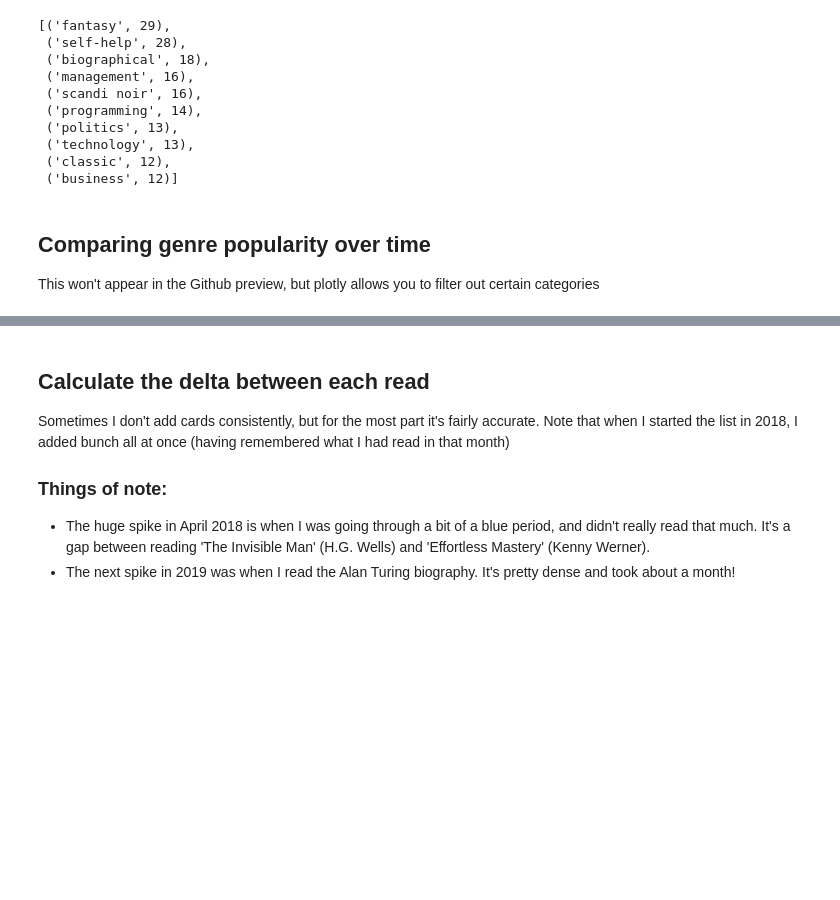
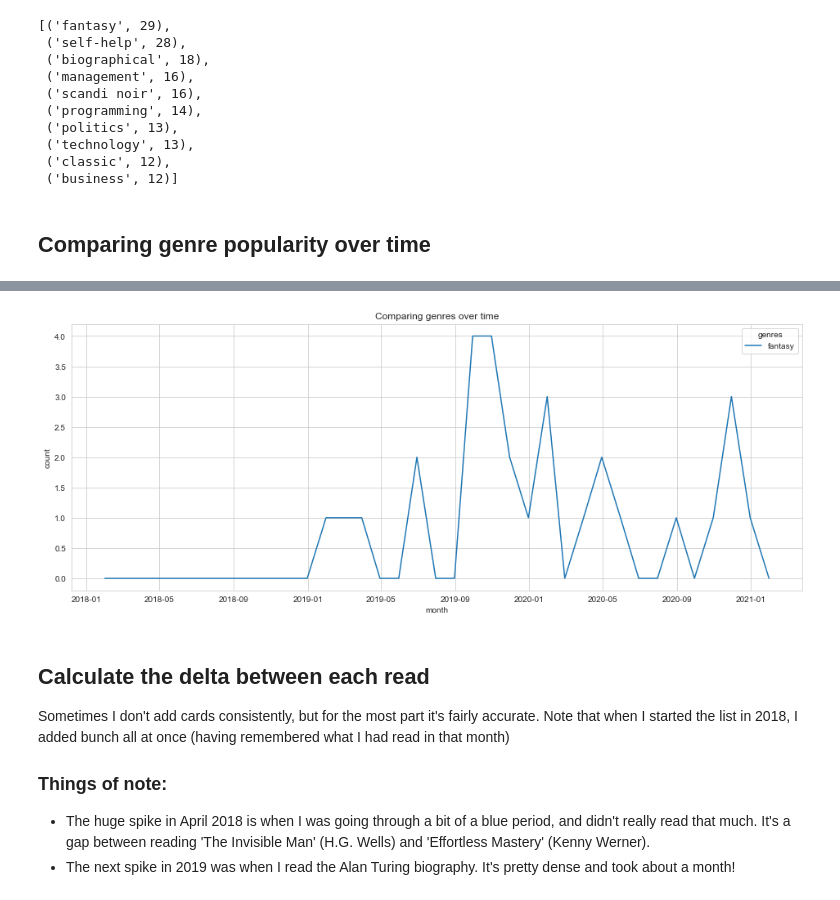
Before and after one commit to tombasche/books, a Jupyter notebook: Books.ipynb, the cells around one changed output, grey strips where cells are left out. Drawn from its saved outputs; the diff is of its cells as text; code cells hidden in the pictures; blank space fills up the shorter version.

Commit message:
Remove plotly

```diff
--- a/Books.ipynb
+++ b/Books.ipynb
@@ -171,16 +176,16 @@ by_genre.most_common(10)
  ('technology', 13),
  ('classic', 12),
  ('business', 12)]
-# %% [markdown]
-## Comparing genre popularity over time
-
-This won't appear in the Github preview, but plotly allows you to filter out certain categories
+# %% [markdown]
+## Comparing genre popularity over time
 # %%
-genres_to_show = ['self-help']
+genres_to_show = ['fantasy']
 genre_data = genre_counts(df, genre_filter=genres_to_show)
 if genre_data.empty:
     print(f"Nothing for that filter: {genres_to_show}")
 else:
-    fig = px.line(genre_data, x=genre_data.index, y="count", color="genres", title="Comparing genres over time")
-    fig.show()
+    plt.figure(figsize=(16, 6))
+    sns.set_style("whitegrid")
+    g = sns.lineplot(data=genre_data,x="month", y="count", hue="genres")
+    g.set_title('Comparing genres over time')
 # %% [output]
@@ -188,3 +192,4 @@ else:
+[figure, added]
 # %% [markdown]
 ## Calculate the delta between each read
 
```
Also changed, not shown: parts of 9 cells of this notebook.
